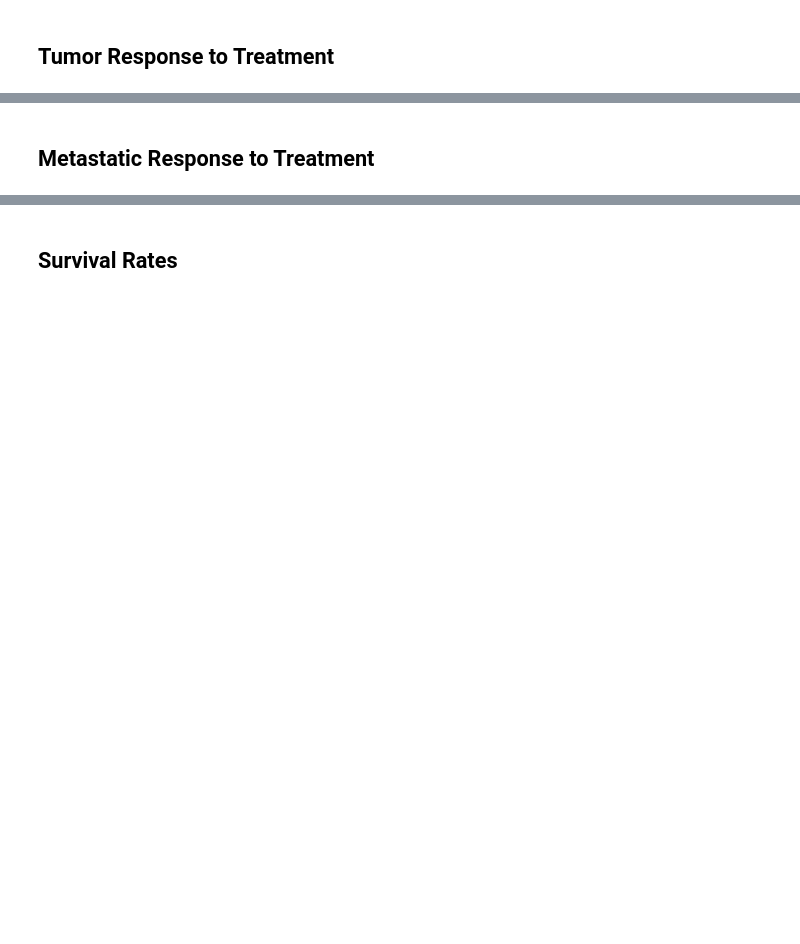
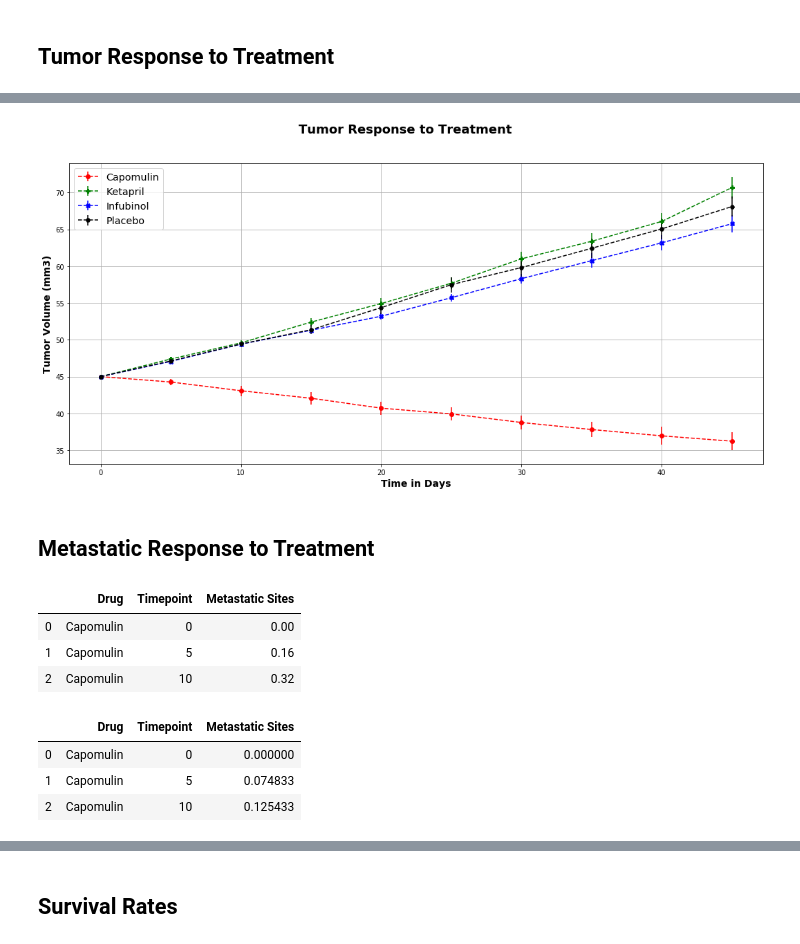
Before and after one commit to Danaemakrygiannis/matplotlib-challenge, a Jupyter notebook: Pymaceuticals/Pymaceuticals.ipynb, the cells around one changed output, grey strips where cells are left out. Cells and saved outputs as stored; diff of their text form; code cells hidden in the pictures; blank space fills up the shorter version.

```diff
--- a/Pymaceuticals/Pymaceuticals.ipynb
+++ b/Pymaceuticals/Pymaceuticals.ipynb
@@ -51,0 +62,10 @@ plt.show()
+# %%
+# Minor Data Munging to Re-Format the Data Frames
+# Preview that Reformatting worked
+mungedTMV_mean = mean_tumor_volume.set_index(["Timepoint", "Drug"], drop=True).unstack("Drug")
+
+# Need to drop the multi-index level "Tumor Volume mm3" created when unstacking above
+# because it interfers later when doing the plot and choosing columns
+mungedTMV_mean = mungedTMV_mean.droplevel(0, axis=1)
+
+mungedTMV_mean
@@ -51,0 +85,9 @@ plt.show()
+# %%
+
+# Minor Data Munging to Re-Format the Data Frames
+# Preview that Reformatting worked
+# Need to drop the multi-index level "Tumor Volume mm3" created when unstacking below
+# because it interfers later when doing the plot and choosing columns
+mungedTMV_error = TMVData_stand_err.set_index(["Timepoint", "Drug"], drop=True).unstack("Drug")
+mungedTMV_error = mungedTMV_error.droplevel(0, axis =1)
+mungedTMV_error
@@ -52,16 +107,55 @@ plt.show()
+# %%
+# Creating a scatter plot that shows how the tumor volume changes over time for each treatment
+x_axis = np.arange(0,50,5)
+# %%
+fig, ax = plt.subplots()
+fig.suptitle("Tumor Response to Treatment", fontsize=18, fontweight="bold")
+
+plt.gcf().set_size_inches(18, 8)
+
+ax.errorbar(x_axis, mungedTMV_mean["Capomulin"], yerr=mungedTMV_error["Capomulin"], fmt="o", label="Capomulin", color="r", ls="dashed")
+ax.errorbar(x_axis, mungedTMV_mean["Ketapril"], yerr=mungedTMV_error["Ketapril"], fmt="P", label="Ketapril", color="g", ls="dashed")
+ax.errorbar(x_axis, mungedTMV_mean["Infubinol"], yerr=mungedTMV_error["Infubinol"], fmt="X", label="Infubinol", color="b", ls="dashed")
+ax.errorbar(x_axis, mungedTMV_mean["Placebo"], yerr=mungedTMV_error["Placebo"], fmt="H", label="Placebo", color="k", ls="dashed")
+
+
+plt.ylim = (15,80)
+plt.xlim =(0,50)
+
+plt.xlabel("Time in Days", fontsize=14, fontweight="bold")
+plt.ylabel("Tumor Volume (mm3)", fontsize=14, fontweight="bold")
+plt.legend(loc="best", fontsize="x-large")
+plt.grid()
+plt.savefig("../data/images/TumorResponseTreatment.png")
+plt.show()
+# %% [output]
+[figure, added]
 # %% [markdown]
 ## Metastatic Response to Treatment
 # %%
+
 # Store the Mean Met. Site Data Grouped by Drug and Timepoint
-
 # Convert to DataFrame
-
 # Preview DataFrame
+mean_metastatic = pd.DataFrame(combined.groupby(["Drug", "Timepoint"]).mean()["Metastatic Sites"])
+mean_metastatic = mean_metastatic.reset_index(drop=False)
+mean_metastatic.head(3)
+# %% [output]
+|  | Drug | Timepoint | Metastatic Sites |
+| 0 | Capomulin | 0 | 0.00 |
+| 1 | Capomulin | 5 | 0.16 |
+| 2 | Capomulin | 10 | 0.32 |
 # %%
 # Store the Standard Error associated with Met. Sites Grouped by Drug and Timepoint
-
 # Convert to DataFrame
-
 # Preview DataFrame
+error_metastatic = pd.DataFrame(combined.groupby(["Drug", "Timepoint"]).sem()["Metastatic Sites"])
+error_metastatic = error_metastatic.reset_index(drop=False)
+error_metastatic.head(3)
+# %% [output]
+|  | Drug | Timepoint | Metastatic Sites |
+| 0 | Capomulin | 0 | 0.000000 |
+| 1 | Capomulin | 5 | 0.074833 |
+| 2 | Capomulin | 10 | 0.125433 |
 # %%
 # Minor Data Munging to Re-Format the Data Frames
```
Also changed, not shown: parts of 20 cells of this notebook, 4 other files.
